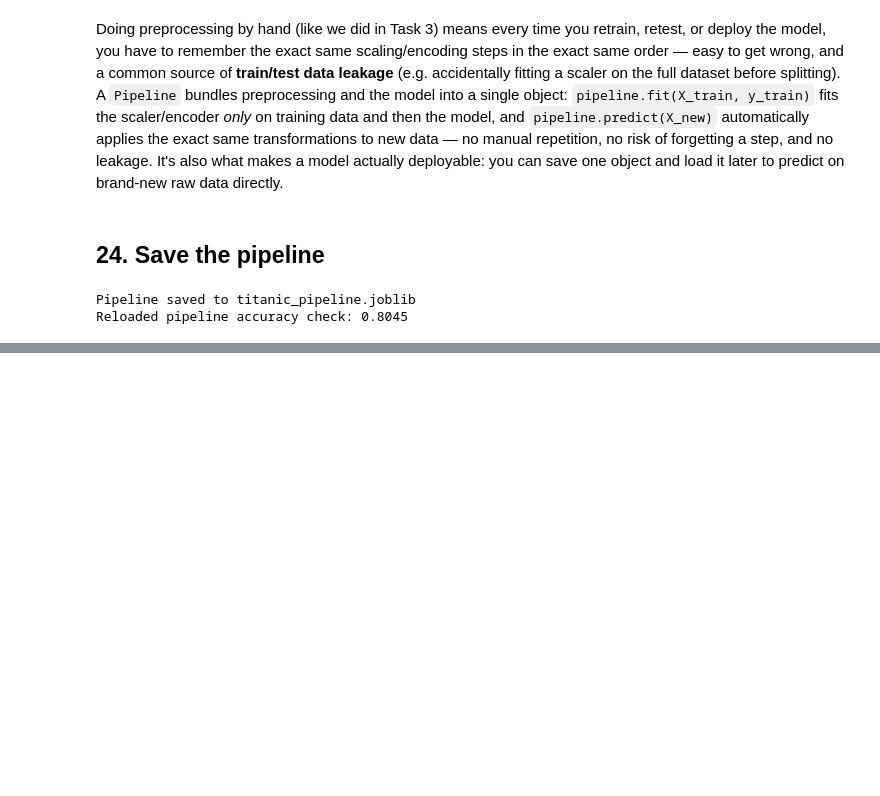
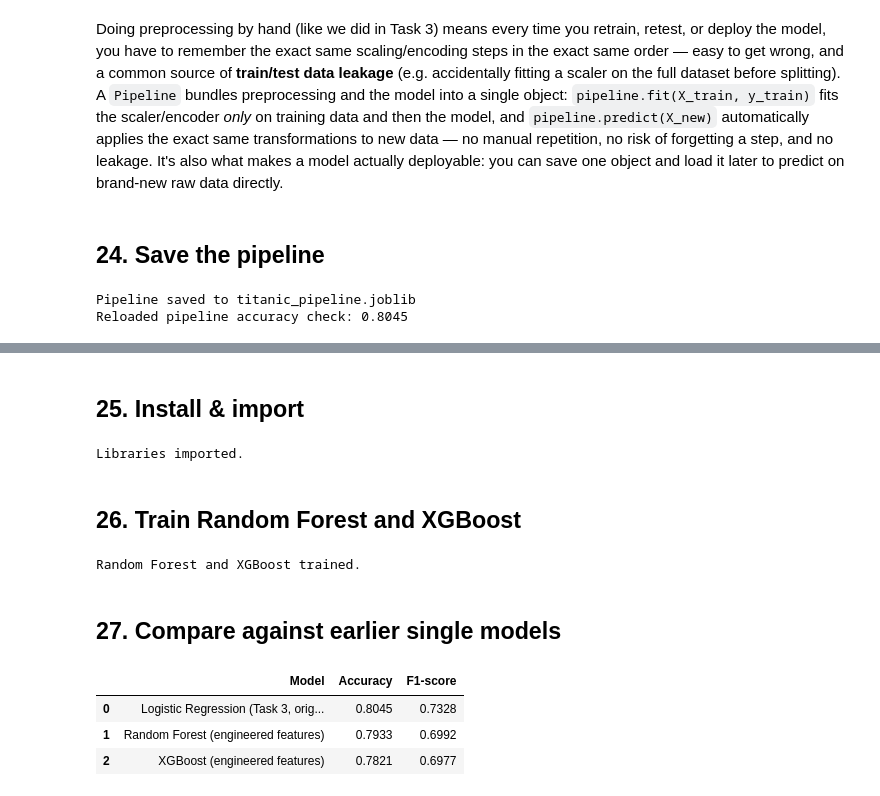
Before and after one commit to Me-Imran56/neurofive-ml-track, a Jupyter notebook: titanic_eda.ipynb, the cells around one changed output, grey strips where cells are left out. Drawn from its saved outputs; the diff is of its cells as text; code cells hidden in the pictures; blank space fills up the shorter version.

```diff
--- a/titanic_eda.ipynb
+++ b/titanic_eda.ipynb
@@ -660,0 +668,56 @@ Reloaded pipeline accuracy check: 0.8045
+# %% [markdown]
+## 25. Install & import
+# %%
+# pip install xgboost
+from sklearn.ensemble import RandomForestClassifier
+from xgboost import XGBClassifier
+
+print("Libraries imported.")
+# %% [output]
+Libraries imported.
+# %% [markdown]
+## 26. Train Random Forest and XGBoost
+# %%
+# Reuse the same feature set as the Task 7 pipeline (numerical + categorical, encoded manually
+# here for direct sklearn/xgboost feature_importances_ access)
+X_train_ens, X_test_ens, y_train_ens, y_test_ens = X_train_fe.copy(), X_test_fe.copy(), y_train_fe.copy(), y_test_fe.copy()
+
+# One-hot encode for the ensemble models (tree models don't need scaling, but do need numeric input)
+X_train_enc = pd.get_dummies(X_train_ens, columns=['Sex', 'Embarked', 'Pclass'], drop_first=True)
+X_test_enc = pd.get_dummies(X_test_ens, columns=['Sex', 'Embarked', 'Pclass'], drop_first=True)
+X_test_enc = X_test_enc.reindex(columns=X_train_enc.columns, fill_value=0)
+
+rf = RandomForestClassifier(n_estimators=200, max_depth=6, random_state=42)
+rf.fit(X_train_enc, y_train_ens)
+y_pred_rf = rf.predict(X_test_enc)
+
+xgb = XGBClassifier(n_estimators=200, max_depth=4, learning_rate=0.1,
+                     random_state=42, eval_metric='logloss')
+xgb.fit(X_train_enc, y_train_ens)
+y_pred_xgb = xgb.predict(X_test_enc)
+
+print("Random Forest and XGBoost trained.")
+# %% [output]
+Random Forest and XGBoost trained.
+# %% [markdown]
+## 27. Compare against earlier single models
+# %%
+model_comparison = pd.DataFrame({
+    'Model': ['Logistic Regression (Task 3, original features)', 'Random Forest (engineered features)', 'XGBoost (engineered features)'],
+    'Accuracy': [
+        accuracy_score(y_test, y_pred),
+        accuracy_score(y_test_ens, y_pred_rf),
+        accuracy_score(y_test_ens, y_pred_xgb),
+    ],
+    'F1-score': [
+        f1_score(y_test, y_pred),
+        f1_score(y_test_ens, y_pred_rf),
+        f1_score(y_test_ens, y_pred_xgb),
+    ]
+}).round(4)
+model_comparison
+# %% [output]
+|  | Model | Accuracy | F1-score |
+| 0 | Logistic Regression (Task 3, orig... | 0.8045 | 0.7328 |
+| 1 | Random Forest (engineered features) | 0.7933 | 0.6992 |
+| 2 | XGBoost (engineered features) | 0.7821 | 0.6977 |
```
Also changed, not shown: parts of 6 cells of this notebook, 1 other file.
